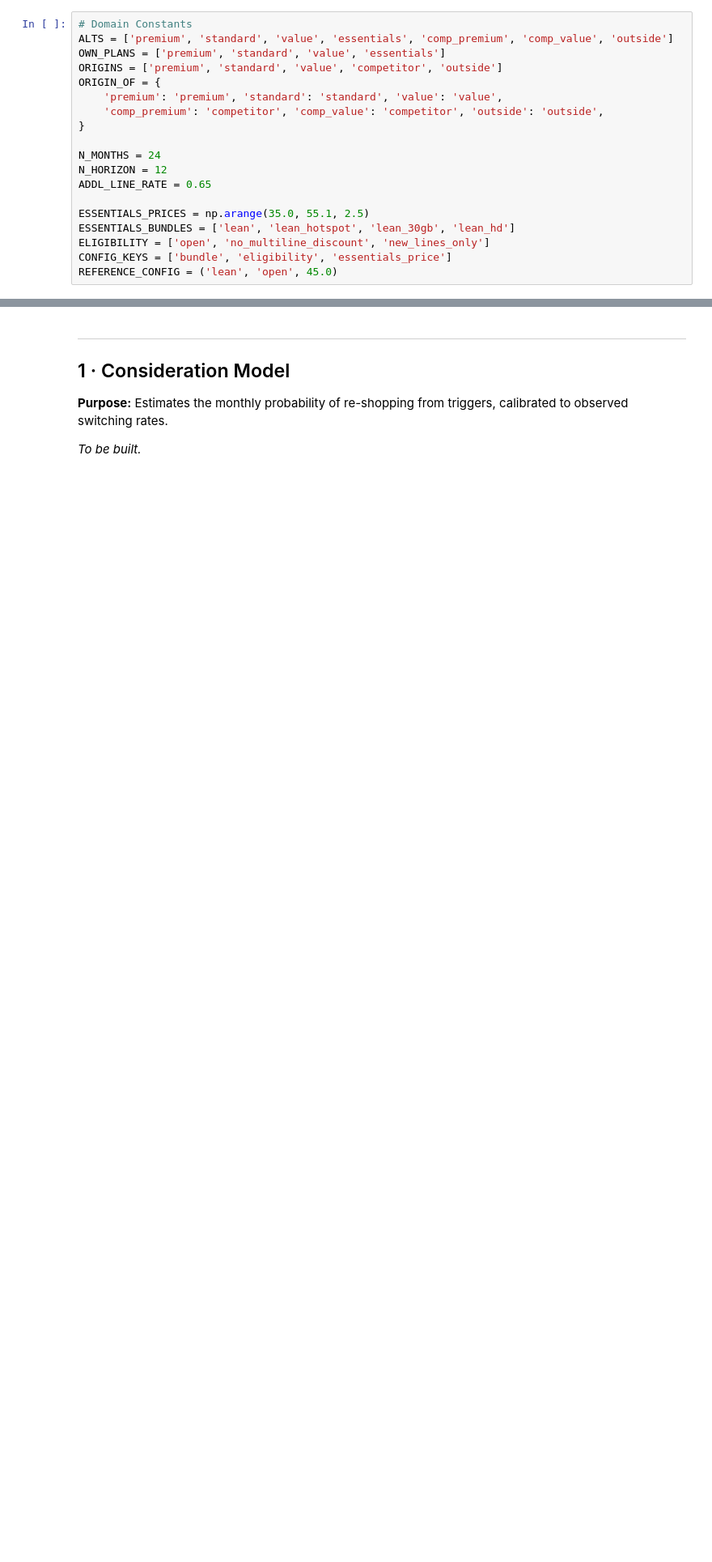
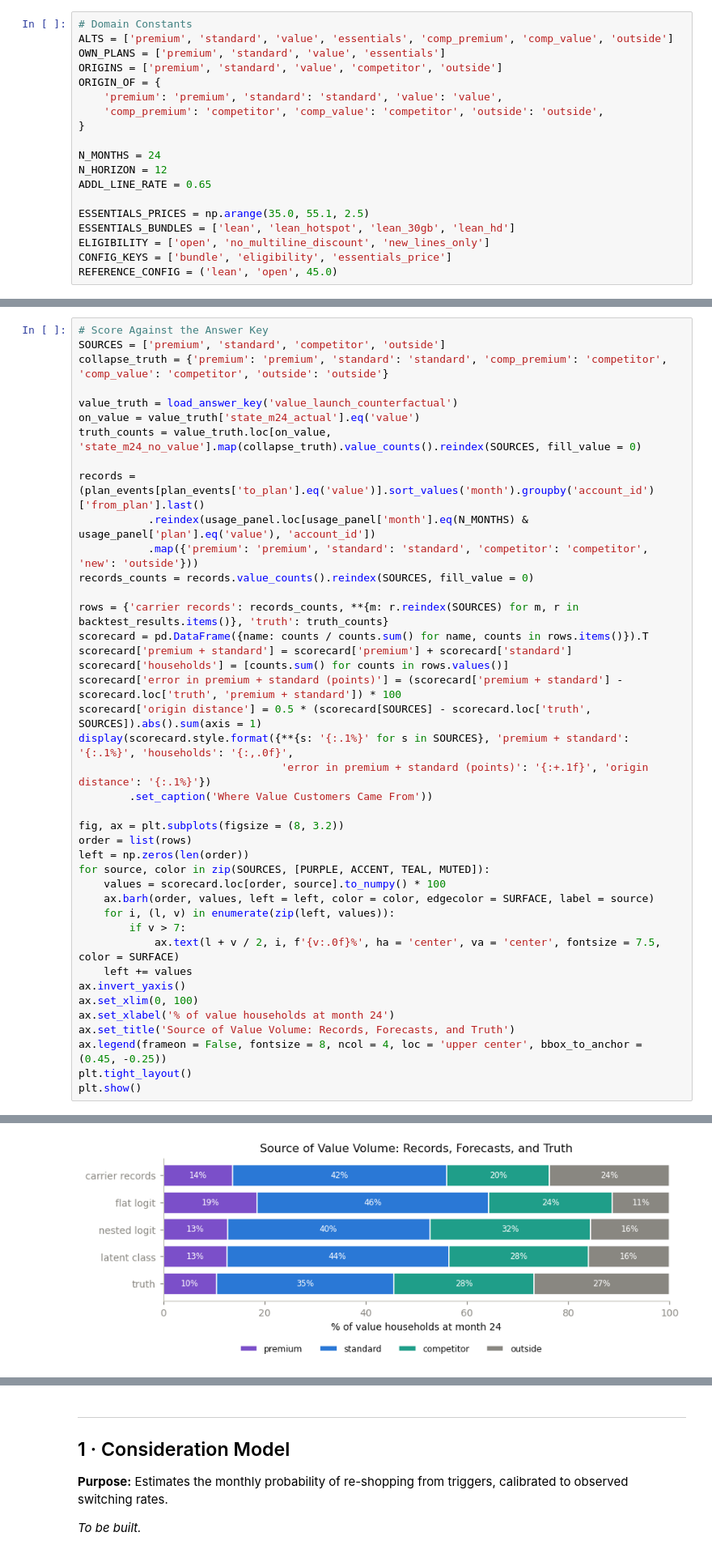
Before and after one commit to paforsey/data-science-portfolio, a Jupyter notebook: case-studies/rate-plan-cannibalization/02_launch_forecast.ipynb, the cells around one changed output, grey strips where cells are left out. Shown at 81% size. Cells and saved outputs as stored; diff of their text form; blank space fills up the shorter version.

```diff
--- a/case-studies/rate-plan-cannibalization/02_launch_forecast.ipynb
+++ b/case-studies/rate-plan-cannibalization/02_launch_forecast.ipynb
@@ -170,0 +726,42 @@ REFERENCE_CONFIG = ('lean', 'open', 45.0)
+# %%
+# Score Against the Answer Key
+SOURCES = ['premium', 'standard', 'competitor', 'outside']
+collapse_truth = {'premium': 'premium', 'standard': 'standard', 'comp_premium': 'competitor', 'comp_value': 'competitor', 'outside': 'outside'}
+
+value_truth = load_answer_key('value_launch_counterfactual')
+on_value = value_truth['state_m24_actual'].eq('value')
+truth_counts = value_truth.loc[on_value, 'state_m24_no_value'].map(collapse_truth).value_counts().reindex(SOURCES, fill_value = 0)
+
+records = (plan_events[plan_events['to_plan'].eq('value')].sort_values('month').groupby('account_id')['from_plan'].last()
+           .reindex(usage_panel.loc[usage_panel['month'].eq(N_MONTHS) & usage_panel['plan'].eq('value'), 'account_id'])
+           .map({'premium': 'premium', 'standard': 'standard', 'competitor': 'competitor', 'new': 'outside'}))
+records_counts = records.value_counts().reindex(SOURCES, fill_value = 0)
+
+rows = {'carrier records': records_counts, **{m: r.reindex(SOURCES) for m, r in backtest_results.items()}, 'truth': truth_counts}
+scorecard = pd.DataFrame({name: counts / counts.sum() for name, counts in rows.items()}).T
+scorecard['premium + standard'] = scorecard['premium'] + scorecard['standard']
+scorecard['households'] = [counts.sum() for counts in rows.values()]
+scorecard['error in premium + standard (points)'] = (scorecard['premium + standard'] - scorecard.loc['truth', 'premium + standard']) * 100
+scorecard['origin distance'] = 0.5 * (scorecard[SOURCES] - scorecard.loc['truth', SOURCES]).abs().sum(axis = 1)
+display(scorecard.style.format({**{s: '{:.1%}' for s in SOURCES}, 'premium + standard': '{:.1%}', 'households': '{:,.0f}',
+                                'error in premium + standard (points)': '{:+.1f}', 'origin distance': '{:.1%}'})
+        .set_caption('Where Value Customers Came From'))
+
+fig, ax = plt.subplots(figsize = (8, 3.2))
+order = list(rows)
+left = np.zeros(len(order))
+for source, color in zip(SOURCES, [PURPLE, ACCENT, TEAL, MUTED]):
+    values = scorecard.loc[order, source].to_numpy() * 100
+    ax.barh(order, values, left = left, color = color, edgecolor = SURFACE, label = source)
+    for i, (l, v) in enumerate(zip(left, values)):
+        if v > 7:
+            ax.text(l + v / 2, i, f'{v:.0f}%', ha = 'center', va = 'center', fontsize = 7.5, color = SURFACE)
+    left += values
+ax.invert_yaxis()
+ax.set_xlim(0, 100)
+ax.set_xlabel('% of value households at month 24')
+ax.set_title('Source of Value Volume: Records, Forecasts, and Truth')
+ax.legend(frameon = False, fontsize = 8, ncol = 4, loc = 'upper center', bbox_to_anchor = (0.45, -0.25))
+plt.tight_layout()
+plt.show()
+# %% [output]
@@ -171,3 +775,4 @@ REFERENCE_CONFIG = ('lean', 'open', 45.0)
+[figure, added]
 # %% [markdown]
 <hr style="border: none; border-top: 2px solid #4A4A4A;">
 <div>
```
Also changed, not shown: parts of 15 cells of this notebook.
